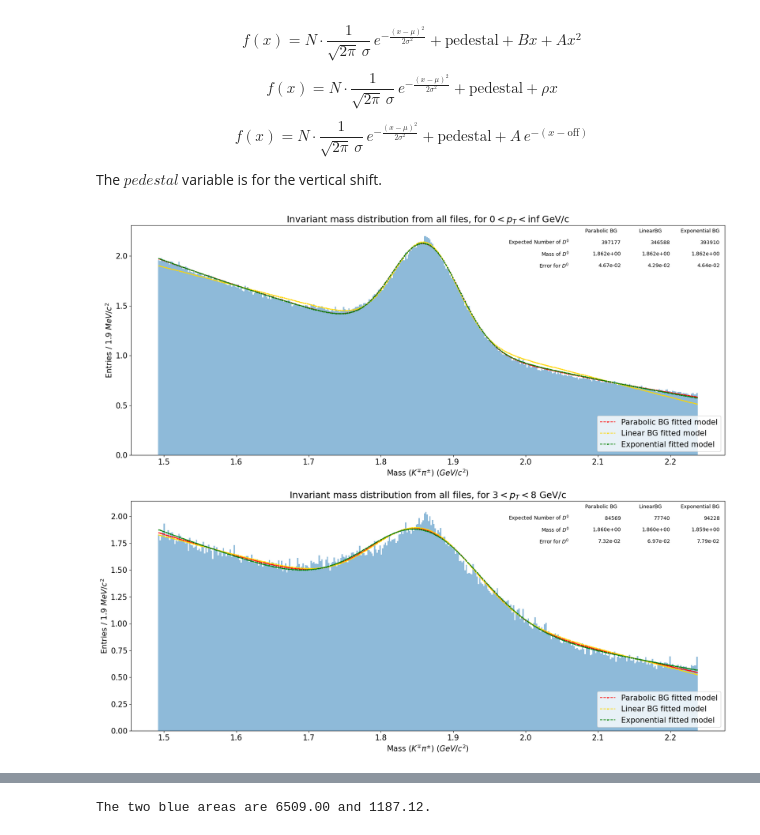
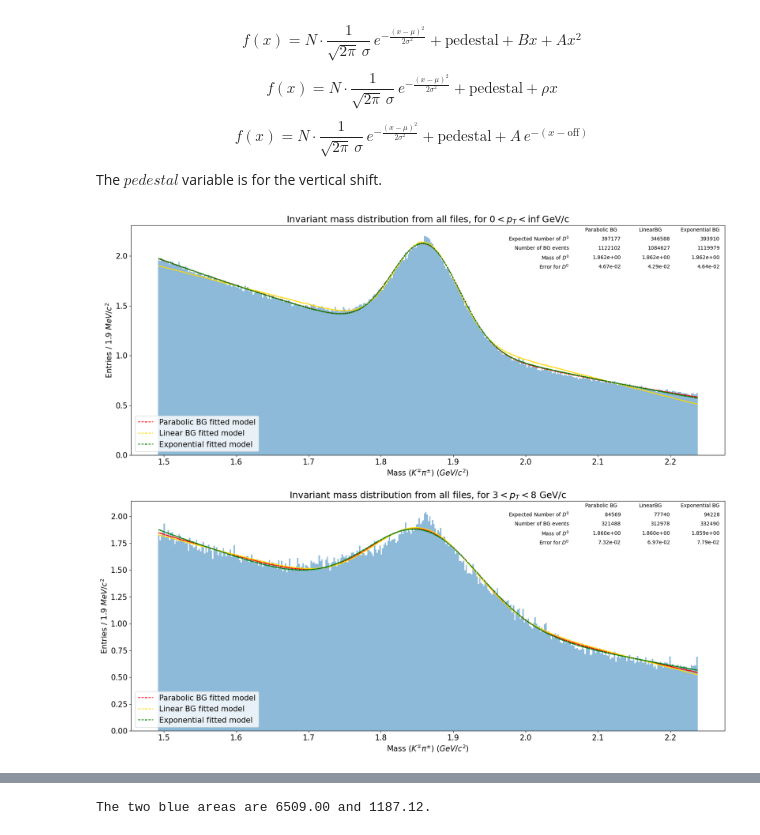
Before and after one commit to LeoPi314/LCPB_Project, a Jupyter notebook: D0-Counting.ipynb, the cells around one changed output, grey strips where cells are left out. Saved outputs shown, nothing was run; the diff lists cells and outputs as text; code cells hidden in the pictures.

Commit message:
added statistical significance

```diff
--- a/D0-Counting.ipynb
+++ b/D0-Counting.ipynb
@@ -101,6 +101,9 @@ def exponential_model( x, pedestal, N, mu, sig, off, A ) :
 # N_guess = [5_000, 600]
 # A_guess = [2_000, 15_000]
 # %%
+from scipy.stats import norm
+from scipy.integrate import quad  # to integrate
+
 # facciamo due volte il fit, una generale su tutta la fascia di pt, e una concentrata nella fascia 3-8:
 pt_extremes = [[0, np.inf], [3,8]]
 times = len(pt_extremes)
@@ -108,7 +111,7 @@ times = len(pt_extremes)
 # let's initialize some lists to later insert results
 N_recap, pedestal_recap, mu_recap, sigma_recap, par1_recap, par2_recap, interval_recap = ([] for _ in range(7))
 BKG_type, slope, all_Bs, all_As, all_offsets, all_taus, D0_counts =                      ([] for _ in range(7))
-areas, rmse = [], []
+areas, rmse, BG_events, Z, S_over_B = ([] for _ in range(5))
 
 fig, axs = plt.subplots( nrows = times, ncols = 1, figsize = ( 21, 9 * times ) )
 # apporximated graph
@@ -164,10 +167,27 @@ for i in range( times ) :
     K_exp = exp_pars[1]*( norm.cdf( m_exp + 3.*s_exp, loc = m_exp, scale = s_exp )
                           - norm.cdf( m_exp - 3.*s_exp, loc = m_exp, scale = s_exp ) )/STEP    *areas[i]
 
+    # ESTIMATING THE NUMBER OF BACKGROUND EVENTS FOR STATISTICAL SIGNIFICANCE (as the area of background function)
+    int_parab = quad(parabolic_model, m_d0 - 3*s_parab, m_d0 + 3*s_parab, args=tuple(parab_pars))
+    int_lin   = quad(linear_model, m_d0 - 3*s_lin, m_d0 + 3*s_lin, args=tuple(lin_pars))
+    int_exp   = quad(exponential_model, m_d0 - 3*s_exp, m_d0 + 3*s_exp, args=tuple(exp_pars))
+    bg_parab  = int_parab[0]/STEP*areas[i] - K_parab
+    bg_lin    = int_lin[0]/STEP*areas[i] - K_lin
+    bg_exp    = int_exp[0]/STEP*areas[i] - K_exp
+
+    # STATISTICAL SIGNIFICANCE
+    Z_parab = K_parab / np.sqrt(K_parab + bg_parab)
+    Z_lin   = K_lin   / np.sqrt(K_lin   + bg_lin)
+    Z_exp   = K_exp   / np.sqrt(K_exp   + bg_exp)
+    S_over_B_parab = K_parab / bg_parab
+    S_over_B_lin   = K_lin   / bg_lin
+    S_over_B_exp   = K_exp   / bg_exp
+
     # ESTHETICS:
     ax.table(
-        cellText = [[f"{K_parab:.0f}", f"{K_lin:.0f}", f"{K_exp:.0f}"],[ f"{m_parab:.3e}", f"{m_lin:.3e}", f"{m_exp:.3e}" ], [f"{s_parab:.2e}", f"{s_lin:.2e}", f"{s_exp:.2e}"] ],
-        rowLabels = [ r'Expected Number of $D^0$', r'Mass of $D^0$', r'Error for $D^0$'],
+        cellText = [[f"{K_parab:.0f}", f"{K_lin:.0f}", f"{K_exp:.0f}"],[f"{bg_parab:.0f}", f"{bg_lin:.0f}", f"{bg_exp:.0f}"],
+                    [ f"{m_parab:.3e}", f"{m_lin:.3e}", f"{m_exp:.3e}" ], [f"{s_parab:.2e}", f"{s_lin:.2e}", f"{s_exp:.2e}"] ],
+        rowLabels = [ r'Expected Number of $D^0$', r'Number of BG events', r'Mass of $D^0$', r'Error for $D^0$'],
         colLabels = [ 'Parabolic BG', 'LinearBG', 'Exponential BG' ],
         # cellColours = [ [ ( 'red', 0.1 ), ( 'blue', 0.1 ) ], [ ( 'red', 0.1 ), ( 'blue', 0.1 ) ], [ ( 'red', 0.1 ), ( 'blue', 0.1 ) ] ],
         # cellColours = [ [ 'red', 'blue' ], [ 'red', 'blue' ],[ 'red', 'blue' ] ],
@@ -183,7 +203,7 @@ for i in range( times ) :
     ax.set_yscale( 'linear' )
     ax.set_xlabel( r'Mass ($K^{\mp}\pi^{\pm}$) $(GeV/c^2)$')
     ax.set_ylabel( r"Entries / "+f"{STEP*1000.:.1f}"+r" $MeV/c^2$")
-    ax.legend( loc = 'lower right' )
+    ax.legend( loc = 'lower left' )
 
     # SAVING RESULTS in lists, then we will use a dataframe:
     N_recap.extend([parab_pars[1], lin_pars[1], exp_pars[1]])
@@ -196,35 +216,41 @@ for i in range( times ) :
     all_As.extend([parab_pars[5], None, None])
     # all_taus.extend([None, None, exp_pars[4]])
     all_offsets.extend([None, None, exp_pars[4]])
     D0_counts.extend([K_parab, K_lin, K_exp])
     rmse.extend([parab_rmse, lin_rmse, exp_rmse])
+    BG_events.extend( [ bg_parab, bg_lin, bg_exp ] )
+    Z.extend([Z_parab, Z_lin, Z_exp])                       # statistical significance
+    S_over_B.extend([S_over_B_parab, S_over_B_lin, S_over_B_exp])
 
     #par1_recap.append()
     #par2_recap = []
     for tt in range (3):
         interval_recap.append(pt_lim)
 
 pd.set_option("display.precision", 4)
 recap = pd.DataFrame({
     "Background": BKG_type,
     "Pt_interval": interval_recap,
     "Amplitude": N_recap,
     "Pedestal": pedestal_recap,
     "Mu": mu_recap,
     "Sigma": sigma_recap,
     "Slope": slope,
     "B": all_Bs,
     "A": all_As,
     #"Tau": all_taus,
     "Offset": all_offsets,
     "D0_counts": D0_counts,
-    "RMSE": rmse
+    "RMSE": rmse,
+    "BG_events": BG_events,
+    "StatSignif": Z,
+    "S/B": S_over_B
 })
 plt.show()
 
 recap
 # %% [output]
-[figure, old version]
+[figure, new version]
 |  | Background | Pt_interval | Amplitude | Pedestal | Mu | Sigma | Slope | B | A | Offset | ... |
 | 0 | Parabolic | [0, inf] | 0.1141 | 8.0611 | 1.8619 | 0.0467 | NaN | -5.5549 | 0.9891 | NaN | ... |
 | 1 | Linear | [0, inf] | 0.0996 | 4.6897 | 1.8620 | 0.0429 | -1.8675 | NaN | NaN | NaN | ... |
```
Also changed, not shown: parts of 3 cells of this notebook.
